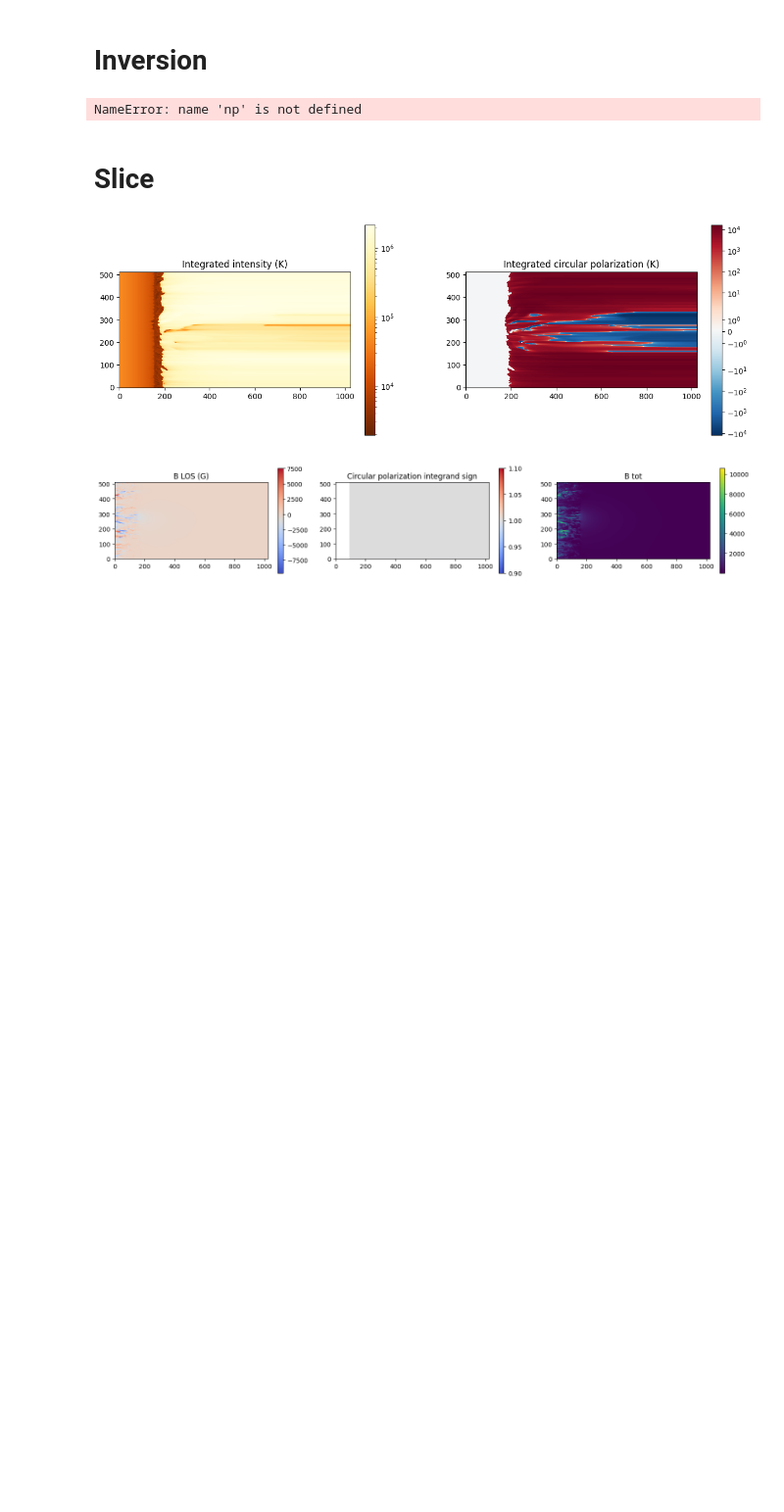
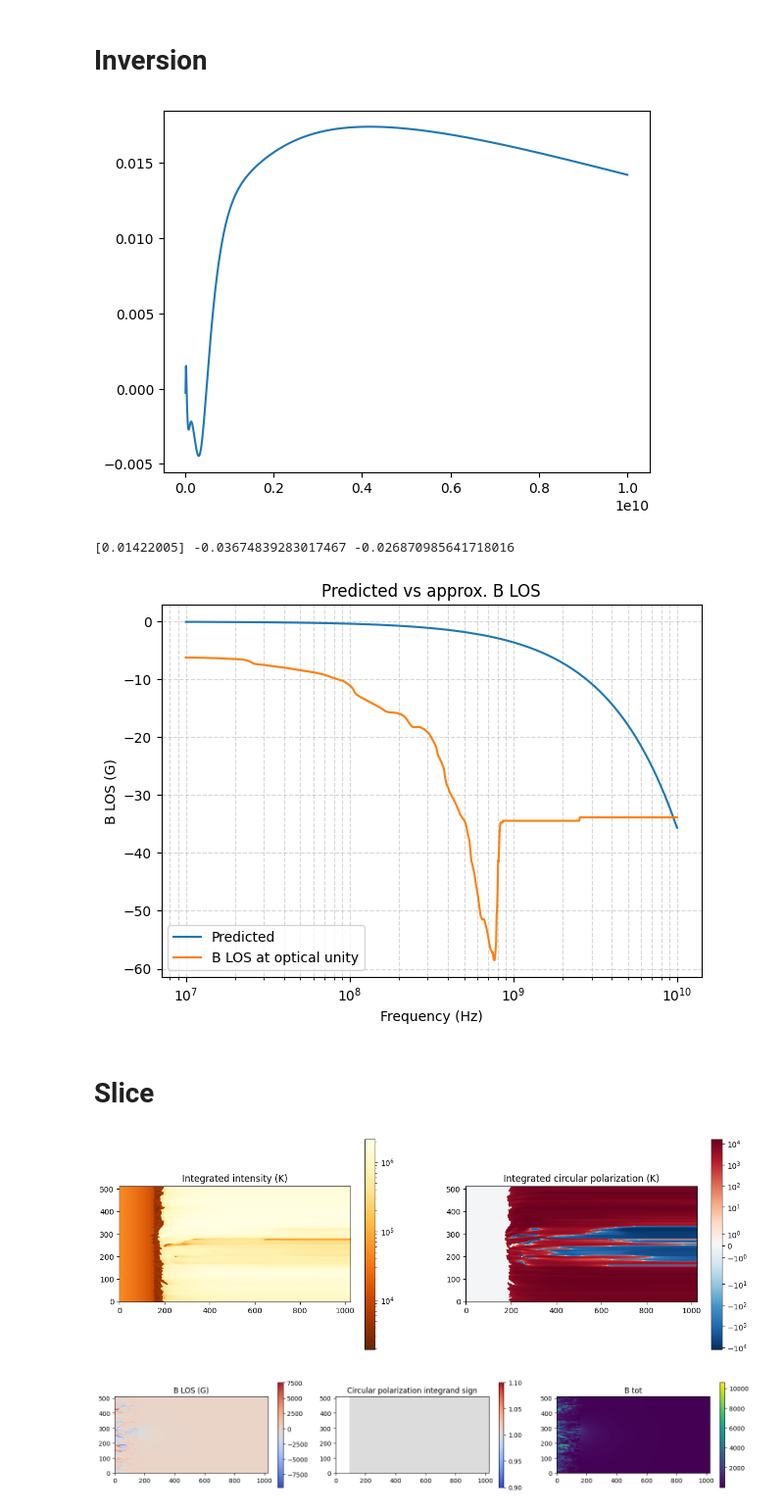
Before and after one commit to underpig1/pysolrad, a Jupyter notebook: examples/sunspot-synthesis.ipynb, the cells around one changed output. Shown at 98% size. Drawn from its saved outputs; the diff is of its cells as text; code cells hidden in the pictures; blank space fills up the shorter version.

```diff
--- a/sunspot-synthesis.ipynb
+++ b/examples/sunspot-synthesis.ipynb
@@ -294,6 +294,7 @@ vs = np.logspace(7, 10, n)
 bs = np.zeros(n)
 ts = np.zeros(n)
 Tbs = np.zeros(n)
+ps = np.zeros(n)
 t1 = temp[ix:ix + 1, iy:iy + 1, :]
 b1 = btot[ix:ix + 1, iy:iy + 1, :]
 bl1 = bz[ix:ix + 1, iy:iy + 1, :]
@@ -303,34 +304,37 @@ for ii in range(n):
     IV, THK = radio_integrate(t1, b1, bl1, ne1, dl, vs[ii], False)
     I = IV[0]
     Tb = I
     V = IV[1]
     P = (V/I)[0, 0]
+    ps[ii] = P
     blos = P/2.8e6*vs[ii]
     b = blos
     t = THK
     bs[ii] = b
     ts[ii] = t
     Tbs[ii] = Tb
 
 n1 = -np.gradient(np.log10(Tbs), np.log10(vs))
 bs /= n1
 print(IV[1][0]/IV[0][0], bs[0], n1[0])
 
 plt.figure()
 plt.plot(vs, bs, label='Predicted', color='tab:blue')
 actual_blos = bl1[0, 0, dsh[2] - np.round(ts/dl).astype(np.int32)]
 plt.plot(vs, actual_blos, label='B LOS at optical unity', color='tab:orange')
 plt.xlabel('Frequency (Hz)')
 plt.ylabel('B LOS (G)')
 plt.xscale('log')
 plt.title('Predicted vs approx. B LOS')
 plt.legend()
 plt.grid(True, which='both', linestyle='--', alpha=0.5)
 
 plt.tight_layout()
 plt.show()
 # %% [output]
+[figure, added]
-NameError: name 'np' is not defined
+[0.01422005] -0.03674839283017467 -0.026870985641718016
+[figure, added]
 # %% [markdown]
 # Slice
 # %%
```
Also changed, not shown: parts of 2 cells of this notebook, 4 other files.
